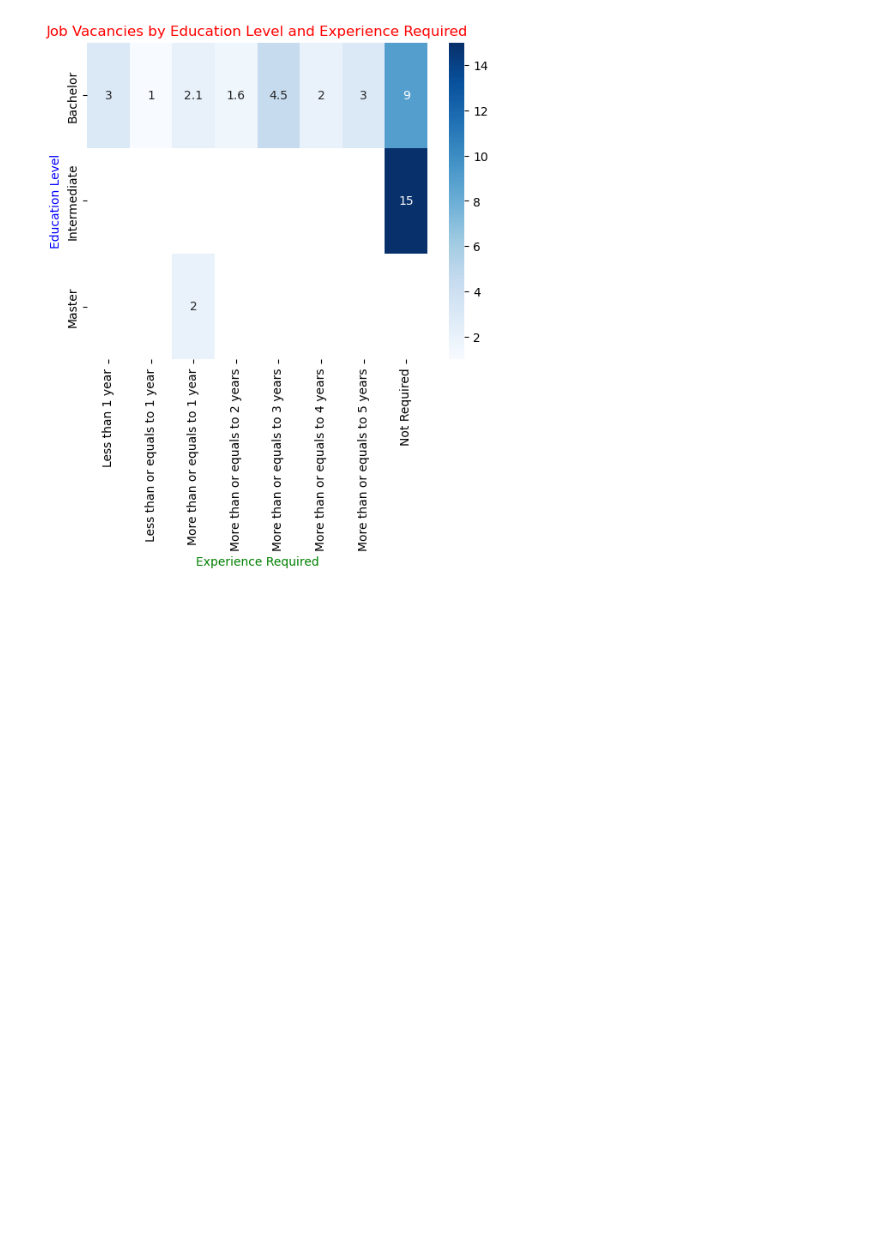
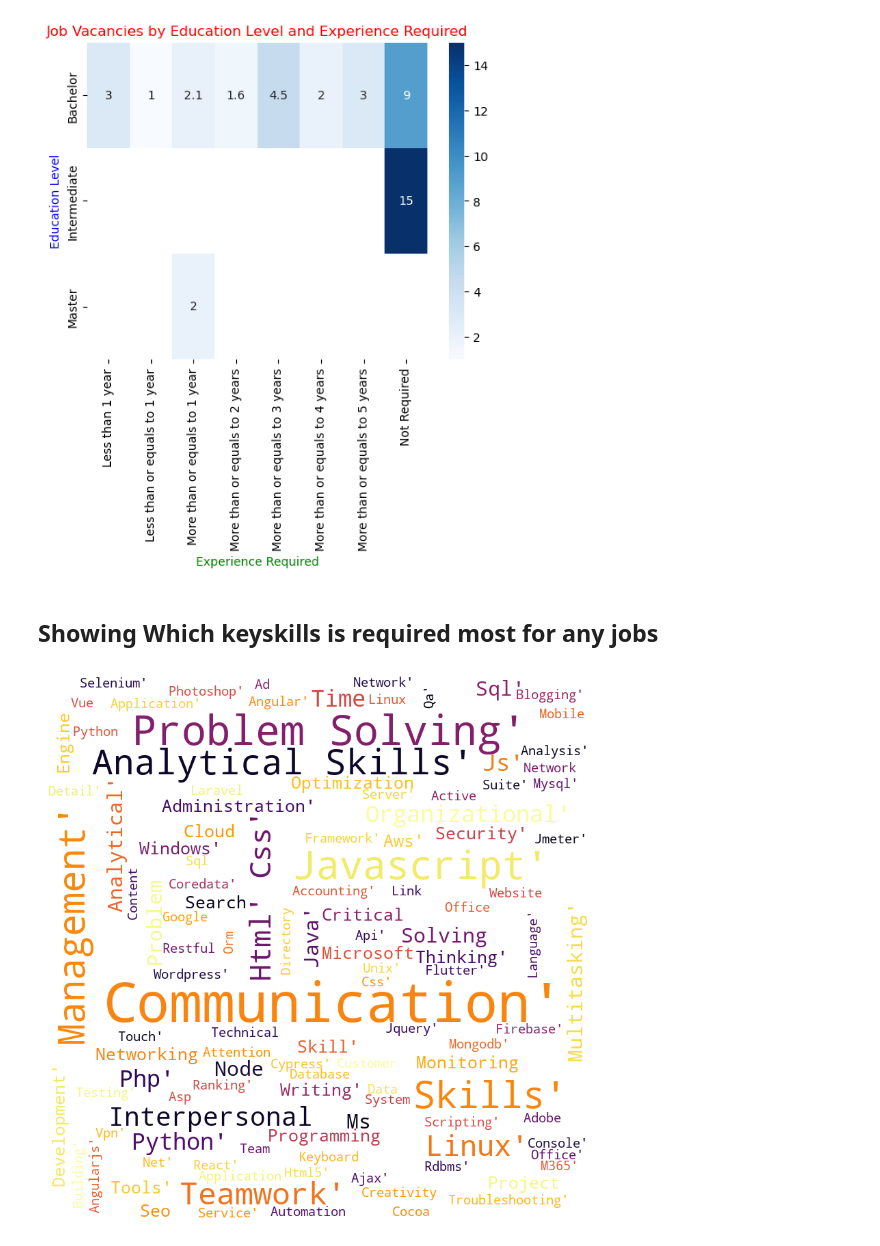
Before and after one commit to BibekRai44/MeroJob-Analysis, a Jupyter notebook: Dataset Analysis/Data Visualization.ipynb, the cells around one changed output. Cells and saved outputs as stored; diff of their text form; code cells hidden in the pictures; blank space fills up the shorter version.

Commit message:
WordCloud Analysis

```diff
--- a/Dataset Analysis/Data Visualization.ipynb
+++ b/Dataset Analysis/Data Visualization.ipynb
@@ -221,3 +221,19 @@ plt.ylabel('Education Level',color='blue')
 plt.show()
 # %% [output]
 [figure]
+# %% [markdown]
+## Showing Which keyskills is required most for any jobs
+# %%
+from wordcloud import WordCloud
+key_skills=data['KeySkills']
+text = ' '.join(key_skills)
+
+wordcloud = WordCloud(width=800, height=800, background_color='white', colormap='inferno').generate(text)
+
+plt.figure(figsize=(8,8))
+plt.imshow(wordcloud)
+plt.axis("off")
+plt.tight_layout(pad=0)
+plt.show()
+# %% [output]
+[figure, added]
```
Also changed, not shown: parts of 3 cells of this notebook.
